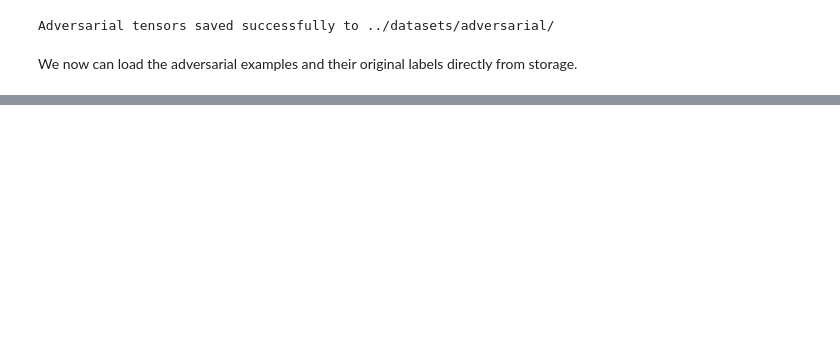
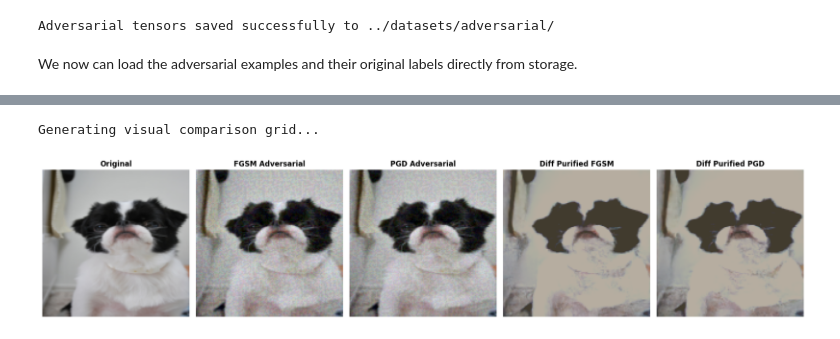
Before and after one commit to alpinedev51/gap, a Jupyter notebook: notebooks/spectral_analysis_pets_2.ipynb, the cells around one changed output, grey strips where cells are left out. Cells and saved outputs as stored; diff of their text form; code cells hidden in the pictures; blank space fills up the shorter version.

```diff
--- a/notebooks/spectral_analysis_pets_2.ipynb
+++ b/notebooks/spectral_analysis_pets_2.ipynb
@@ -241,0 +393,65 @@ PGD        | 31.5305              | 13.7002
+# %%
+def unnormalize_and_prep(tensor_img, mean, std):
+    """
+    Reverses normalization and formats a single image tensor for Matplotlib.
+    """
+    img = tensor_img.clone().detach().cpu()
+
+    # Un-normalize channel by channel: img = img * std + mean
+    for t, m, s in zip(img, mean, std):
+        t.mul_(s).add_(m)
+
+    # Clamp to strictly [0, 1] to avoid Matplotlib display warnings
+    img = torch.clamp(img, 0.0, 1.0)
+
+    # Permute from (C, H, W) to (H, W, C) for Matplotlib
+    return img.permute(1, 2, 0).numpy()
+
+print("\nGenerating visual comparison grid...")
+
+# 1. Ensure you extract the raw image tensors if you haven't already
+# For CIFAR-10, this might be clean_images. For Pets, it's original_images.
+# Let's assume you've grabbed the underlying tensors like this:
+clean_imgs, _ = original_loader.dataset.tensors
+fgsm_imgs, _ = fgsm_loader.dataset.tensors
+pgd_imgs, _ = pgd_loader.dataset.tensors
+# fgsm_cleaned_images and pgd_cleaned_images were created directly in your script
+
+# 2. Pick a random index
+idx = random.randint(0, len(clean_imgs) - 1)
+
+# 3. Define the mean and std used for your dataset
+# ---> IMPORTANT: Set these based on the dataset you are currently running! <---
+# For Pets (ImageNet): mean=[0.485, 0.456, 0.406], std=[0.229, 0.224, 0.225]
+# For CIFAR-10:        mean=[0.5, 0.5, 0.5],       std=[0.5, 0.5, 0.5]
+dataset_mean = [0.485, 0.456, 0.406]
+dataset_std = [0.229, 0.224, 0.225]
+
+# 4. Prepare all 5 images for plotting
+img_orig = unnormalize_and_prep(clean_imgs[idx], dataset_mean, dataset_std)
+img_fgsm = unnormalize_and_prep(fgsm_imgs[idx], dataset_mean, dataset_std)
+img_pgd = unnormalize_and_prep(pgd_imgs[idx], dataset_mean, dataset_std)
+img_cln_fgsm = unnormalize_and_prep(diff_purified_fgsm_images[idx], dataset_mean, dataset_std)
+img_cln_pgd = unnormalize_and_prep(diff_purified_pgd_images[idx], dataset_mean, dataset_std)
+
+# 5. Plot them side-by-side
+fig, axes = plt.subplots(1, 5, figsize=(18, 4))
+images_to_plot = [img_orig, img_fgsm, img_pgd, img_cln_fgsm, img_cln_pgd]
+titles = [
+    "Original",
+    "FGSM Adversarial",
+    "PGD Adversarial",
+    "Diff Purified FGSM",
+    "Diff Purified PGD"
+]
+
+for ax, img, title in zip(axes, images_to_plot, titles):
+    ax.imshow(img)
+    ax.set_title(title, fontsize=12, fontweight="bold")
+    ax.axis("off")
+
+plt.tight_layout()
+plt.show()
+# %% [output]
+Generating visual comparison grid...
+[figure, added]
```
Also changed, not shown: parts of 25 cells of this notebook, 2 other files.
